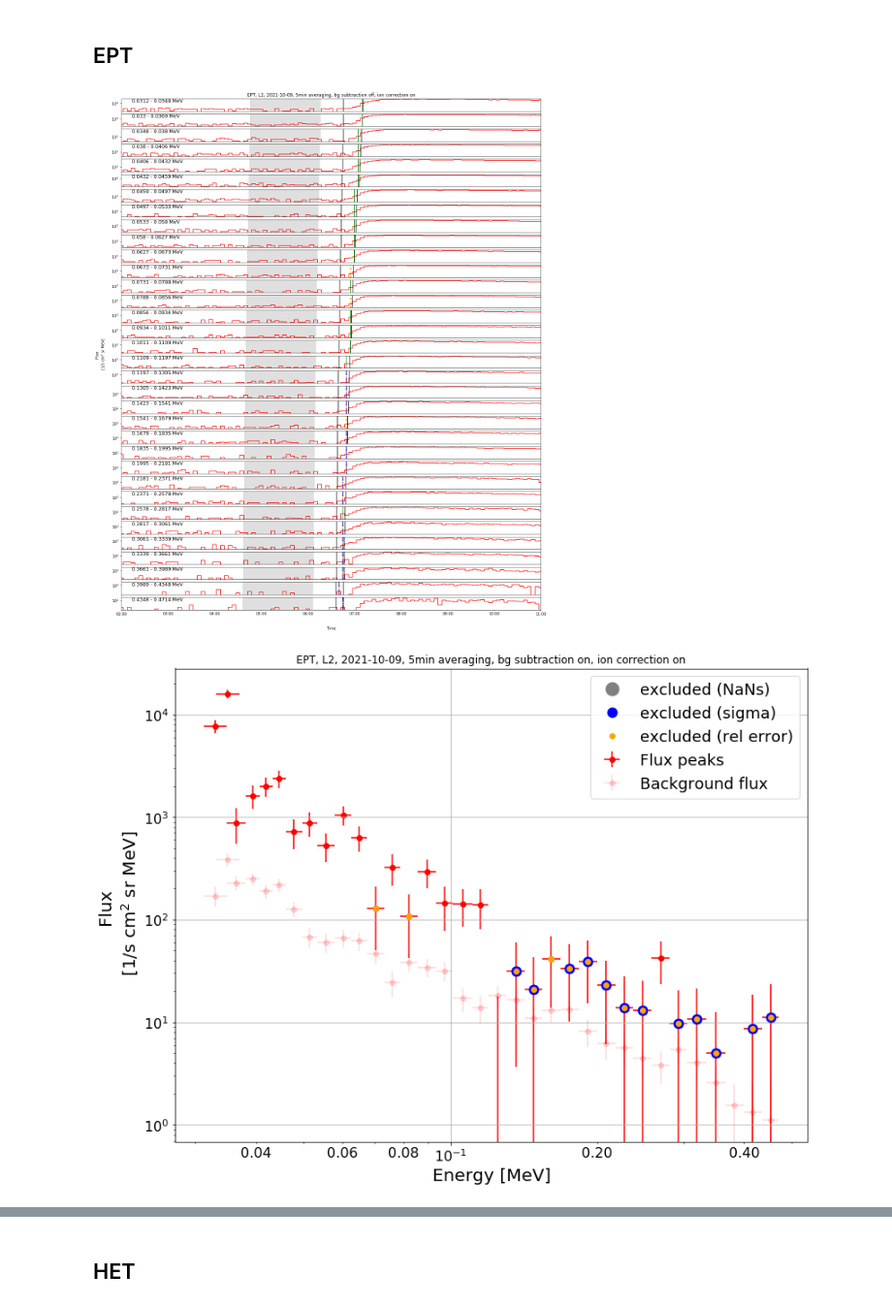
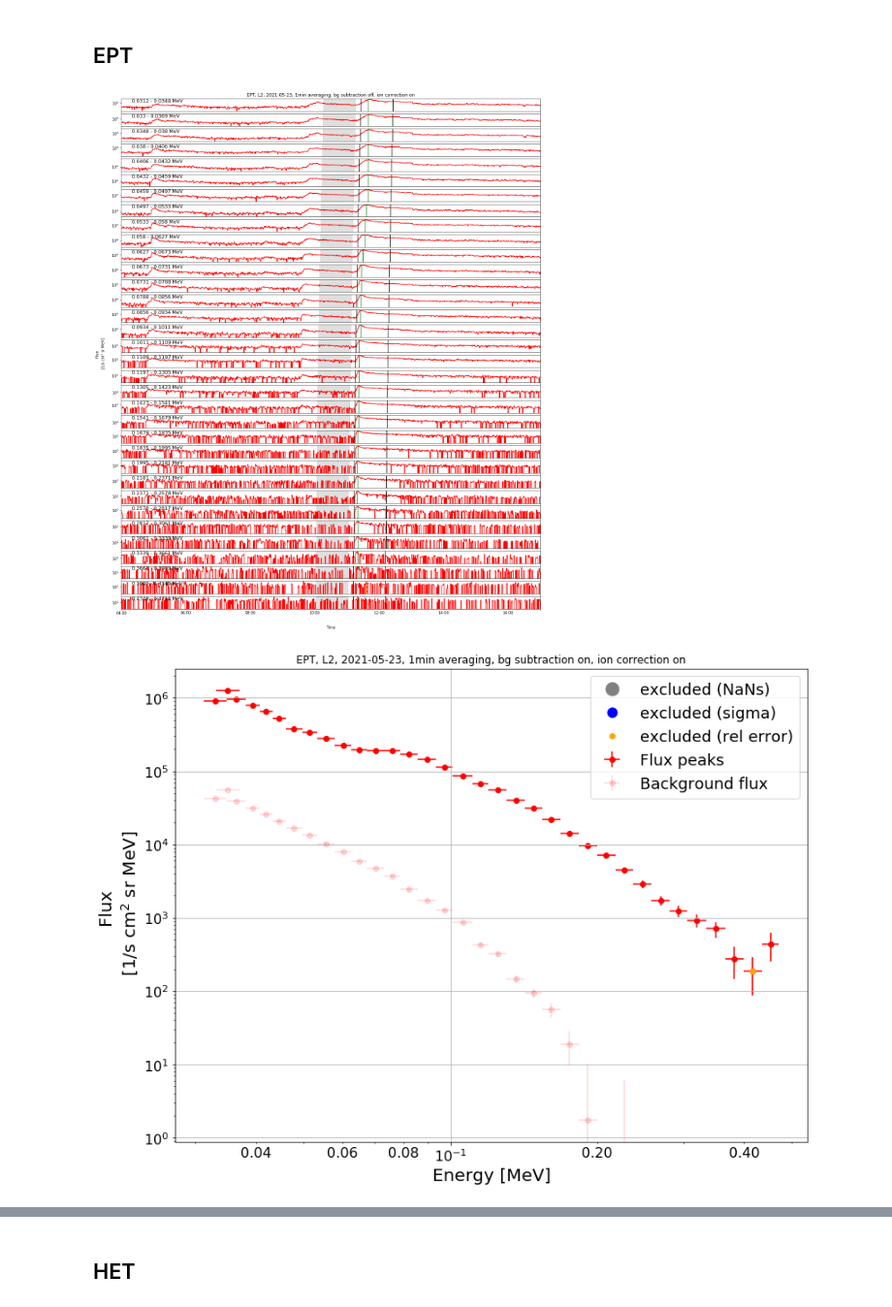
Before and after one commit to AnnamariaFedeli/epd-load-n-plot, a Jupyter notebook: example_shift_Anna.ipynb, the cells around one changed output, grey strips where cells are left out. Shown at 97% size. Saved outputs shown, nothing was run; the diff lists cells and outputs as text; code cells hidden in the pictures.

```diff
--- a/example_shift_Anna.ipynb
+++ b/example_shift_Anna.ipynb
@@ -5,18 +19,18 @@ WARNING: AstropyDeprecationWarning: The private astropy._erfa module has been ma
 # %%
 # Path to the solo data files.
-data_path = r'C:/Users/Omistaja/Desktop/SRL/2021SRL/epd_plot-main/solo-loader-main/data/'
+data_path = r'C:/Users/Omistaja/Desktop/SRL/2021SRL/epd_plot-main/solo_loader-main-shift/data/'
 
 # Path to where images and .csv -files will be saved.
-image_path = r'C:/Users/Omistaja/Desktop/SRL/2021SRL/epd_plot-main/solo_loader-main-shift/image/9-Oct-21/'
-csv_path = r'C:/Users/Omistaja/Desktop\SRL/2021SRL/epd_plot-main/solo_loader-main-shift/csv/9-Oct-21/'
+image_path = r'C:/Users/Omistaja/Desktop/SRL/2021SRL/epd_plot-main/solo_loader-main-shift/events/20210523-1103/1min/'
+csv_path = r'C:/Users/Omistaja/Desktop\SRL/2021SRL/epd_plot-main/solo_loader-main-shift/events/20210523-1103/1min/'
 # %%
 # Start and end day. Format: yyyymmdd.
-start_date = 20211009
-end_date = 20211009
+start_date = 20210523
+end_date = 20210523
 
 # plot start and end format 'YYYY-MM-DD-HHmm'
-plot_start = '2021-10-09-0200'
-plot_end = '2021-10-09-1100'
+plot_start = '2021-05-23-0400'
+plot_end = '2021-05-23-1700'
 
 # Backgroud window:
 # Default values: bg_start= None, bg_end = None, bg_distance_from_window = None, bg_period = None
@@ -29,11 +43,11 @@ plot_end = '2021-10-09-1100'
 # by specifying bg_distance_from_window and bg_period the bg will follow the first slope of the peak window
 bg_start = None #'2021-10-09-0400'
 bg_end = None #'2021-10-09-0500'
-bg_distance_from_window = 120
-bg_period = 90
+bg_distance_from_window = 70
+bg_period = 60
 
 # injection time Format: yyyymmdd.
-t_inj = '2021-10-09-0630'
+t_inj = '2021-05-23-1103'
 
 # For a fixed non sliding window input travel_distance = 0,
 # travel_distance_second_slope = None, fixed_window = period in minutes
@@ -41,16 +55,16 @@ t_inj = '2021-10-09-0630'
 # travel_distance_second_slope = None, fixed_window = period in minutes
 # for two slopes input travel_distance = distance in AU,
 # travel_distance_second_slope = distance 2 in AU, fixed_window = None
-travel_distance = 0.7
-travel_distance_second_slope = 1.7
-fixed_window = None #either input time period in minutes or None
+travel_distance = 0.95
+travel_distance_second_slope = None
+fixed_window = 60 #either input time period in minutes or None
 frac_nan_threshold = 0.9  # exclude all spectrum values with fraction of non-nan data points in search period lower than this
 
 
 
 # Averaging. 'mean' = rolling mean, 'none' = no averaging.
 averaging_mode = 'mean'
-averaging = 5
+averaging = 1
 # %%
 # Toggle individual instruments. For use if for example one instrument doesn't have data yet.
 ept = True
@@ -64,7 +78,8 @@ step_masking = True
 saving = False
 autodownload_data = True
 
-direction = 'south'
+direction = 'sun'
+data_type = 'l2'
 # %% [markdown]
 ## STEP
 # %%
@@ -105,17 +120,17 @@ See the caveats in the documentation: https://pandas.pydata.org/pandas-docs/stab
 ## EPT
 # %%
 if(ept):
-    df_protons_ept, df_electrons_ept, energies_ept = read_epd_cdf('ept', direction, 'l2', start_date, end_date, path=data_path, autodownload=True)
+    df_protons_ept, df_electrons_ept, energies_ept = epd_load(sensor = 'ept', viewing = direction, level = 'l2', startdate = start_date, enddate = end_date, path=data_path, autodownload=True)
     #for ion_b in [False, True]:
     ion_b = True
     data_ept = extract_data(df_protons_ept, df_electrons_ept, plot_start, plot_end, t_inj, bgend = bg_end, bg_distance_from_window = bg_distance_from_window, bg_period = bg_period,  travel_distance = travel_distance, travel_distance_second_slope=travel_distance_second_slope, fixed_window=fixed_window, instrument = 'ept', data_type = 'l2', averaging_mode=averaging_mode, averaging=averaging, masking=step_masking, ion_conta_corr=ion_b)
     if saving: write_to_csv(data_ept, path=csv_path)
     #for bg_b in [False, True]:
     bg_b = False
     plot_channels(data_ept, bg_subtraction=bg_b, path=image_path, savefig=saving, frac_nan_threshold=frac_nan_threshold, rel_err_threshold=0.5)
     bg_b = True
     plot_spectrum_peak(data_ept, bg_subtraction=bg_b, path=image_path, savefig=saving, frac_nan_threshold=frac_nan_threshold)
     plot_spectrum_average(data_ept, bg_subtraction=bg_b, path=image_path, savefig=saving, frac_nan_threshold=frac_nan_threshold)
 # %% [output]
-[figure, old version]
+[figure, new version]
-[figure, old version]
+[figure, new version]
```
Also changed, not shown: parts of 6 cells of this notebook, 1 other file.
